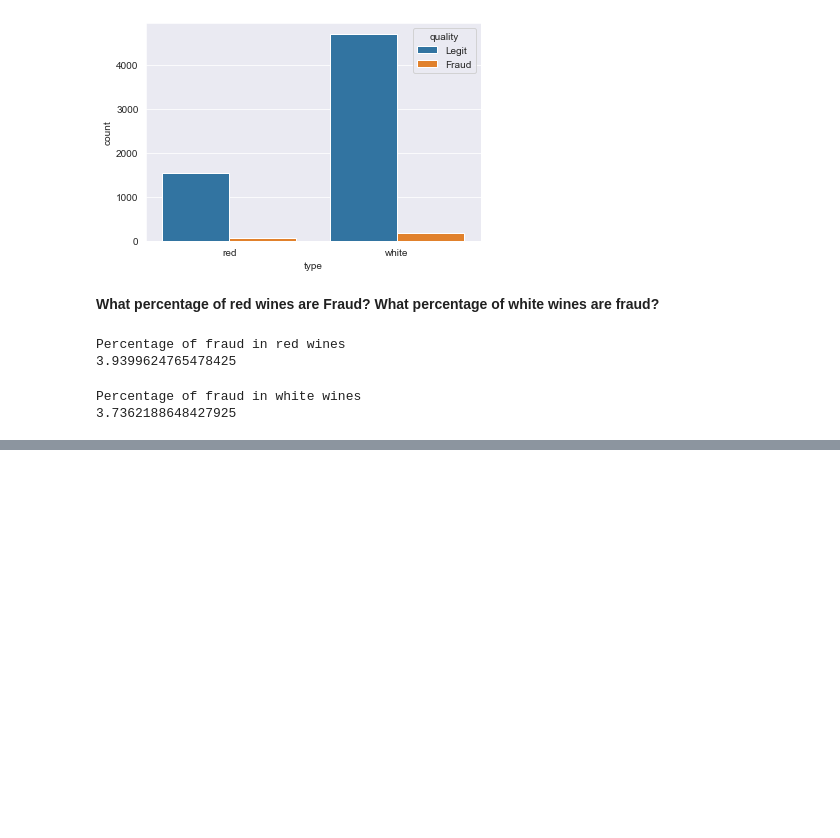
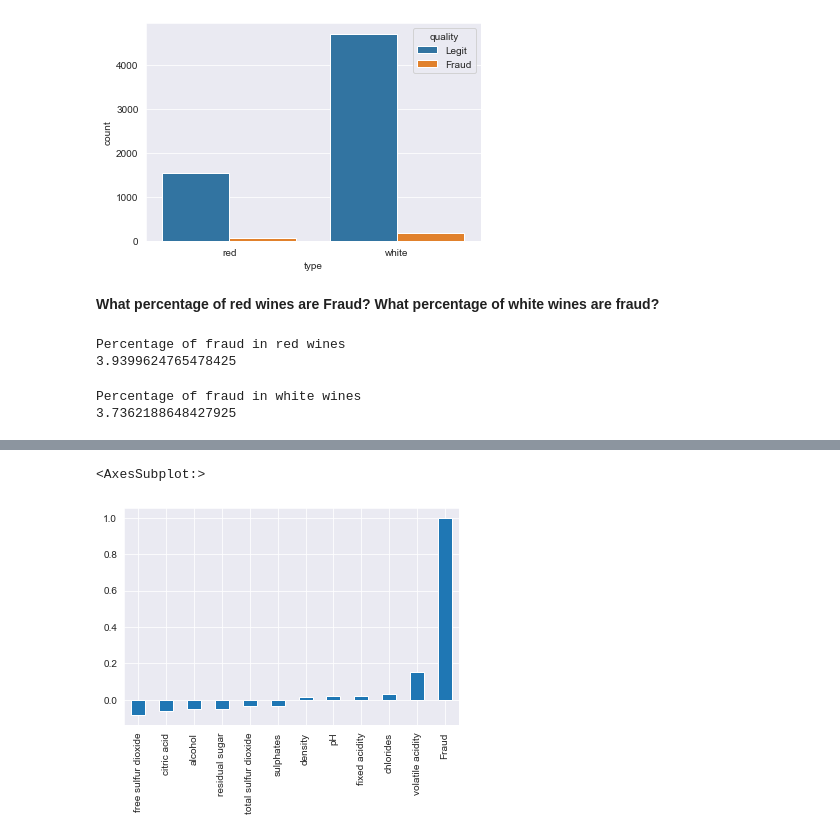
Before and after one commit to DOMINION-JOHN1/fraud_in_wine_detection_SVM, a Jupyter notebook: fraud_in_wine_detector.ipynb, the cells around one changed output, grey strips where cells are left out. Cells and saved outputs as stored; diff of their text form; code cells hidden in the pictures; blank space fills up the shorter version.

Commit message:
visualizations

```diff
--- a/fraud_in_wine_detector.ipynb
+++ b/fraud_in_wine_detector.ipynb
@@ -71,0 +74,2 @@ Percentage of fraud in white wines
+# %%
+df['Fraud']= df['quality'].map({'Legit':0,'Fraud':1})
@@ -71,0 +92,5 @@ Percentage of fraud in white wines
+# %%
+df.corr()['Fraud'].sort_values().plot(kind='bar')
+# %% [output]
+<AxesSubplot:>
+[figure, added]
```
Also changed, not shown: parts of 3 cells of this notebook.
